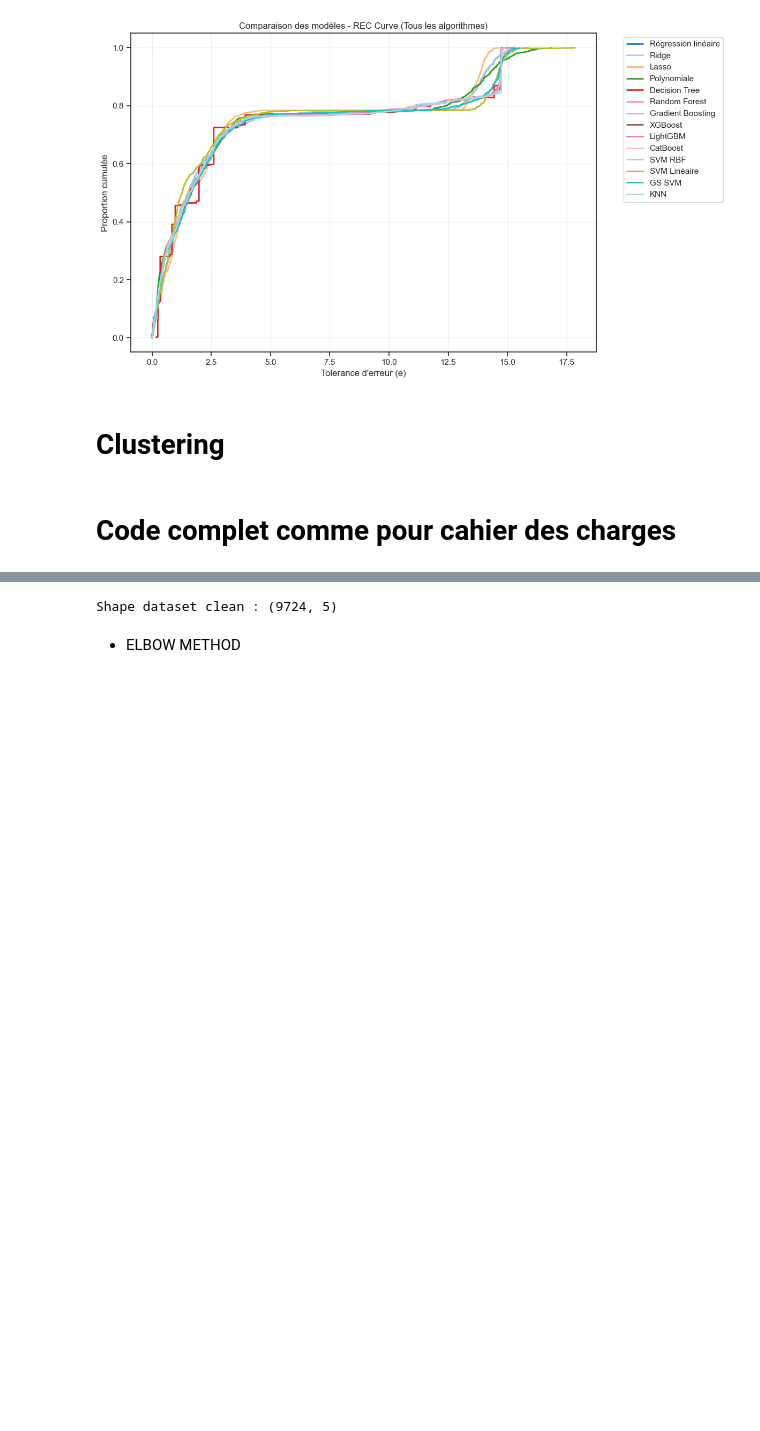
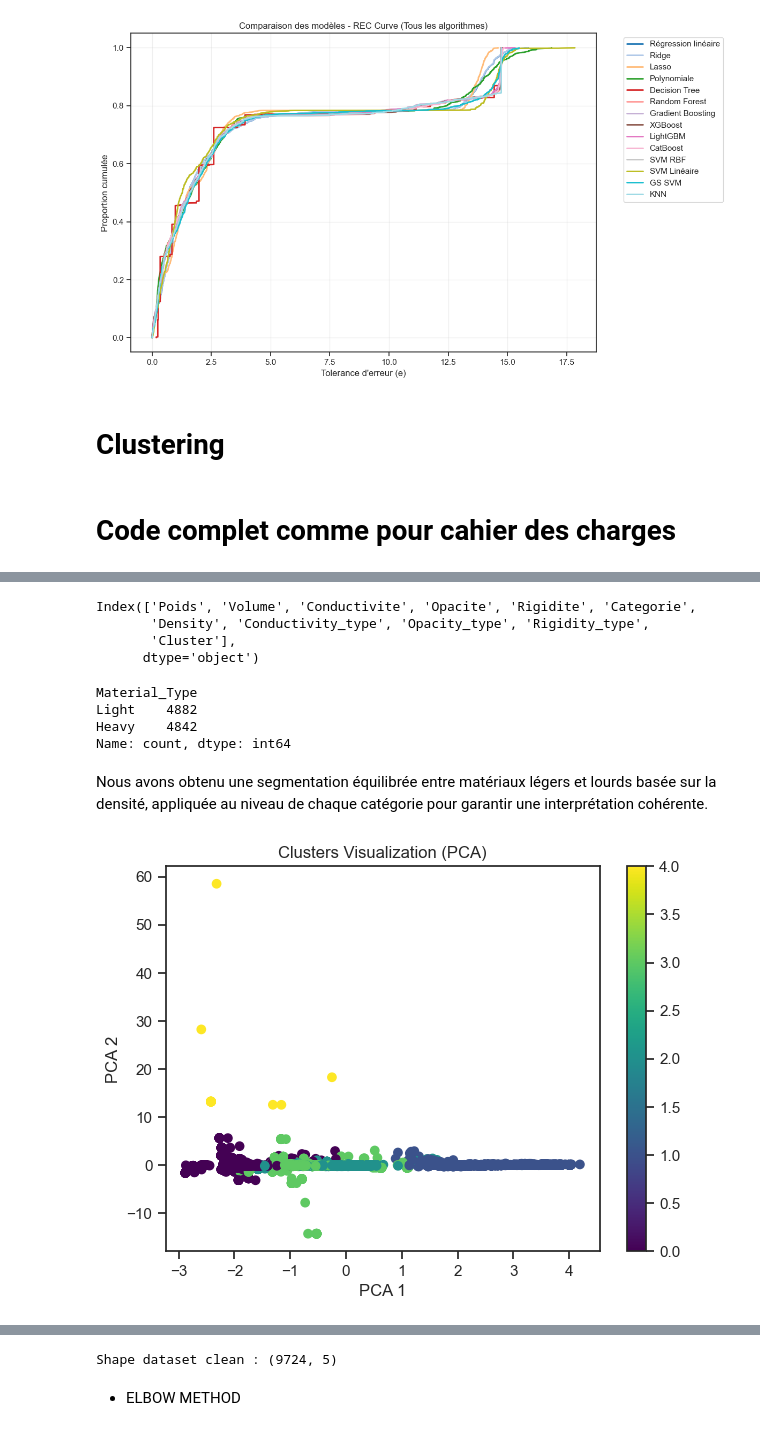
Before and after one commit to Test123599/ECOML, a Jupyter notebook: TpStandard - Copie.ipynb, the cells around one changed output, grey strips where cells are left out. Saved outputs shown, nothing was run; the diff lists cells and outputs as text; code cells hidden in the pictures; blank space fills up the shorter version.

```diff
--- a/TpStandard - Copie.ipynb
+++ b/TpStandard - Copie.ipynb
@@ -2632,0 +2695,8 @@ plt.show()
+# %%
+k = 6
+
+kmeans = KMeans(n_clusters=k, random_state=42, n_init=10)
+clusters = kmeans.fit_predict(X_scaled)
+
+df_clustered = df_clean.copy()
+df_clustered["Cluster"] = clusters
@@ -2632,0 +2714,35 @@ plt.show()
+# %%
+print(df_clustered.columns)
+# %% [output]
+Index(['Poids', 'Volume', 'Conductivite', 'Opacite', 'Rigidite', 'Categorie',
+       'Density', 'Conductivity_type', 'Opacity_type', 'Rigidity_type',
+       'Cluster'],
+      dtype='object')
+# %%
+df_clustered["Material_Type"] = df_clustered.groupby("Categorie")["Density"].transform(
+    lambda x: np.where(x > x.median(), "Heavy", "Light")
+)
+
+print(df_clustered["Material_Type"].value_counts())
+# %% [output]
+Material_Type
+Light    4882
+Heavy    4842
+Name: count, dtype: int64
+# %% [markdown]
+Nous avons obtenu une segmentation équilibrée entre matériaux légers et lourds basée sur la densité, appliquée au niveau de chaque catégorie pour garantir une interprétation cohérente.
+# %%
+pca = PCA(n_components=2)
+X_pca = pca.fit_transform(X_scaled)
+
+plt.figure(figsize=(7,5))
+scatter = plt.scatter(X_pca[:,0], X_pca[:,1],
+                      c=clusters, cmap="viridis")
+
+plt.title("Clusters Visualization (PCA)")
+plt.xlabel("PCA 1")
+plt.ylabel("PCA 2")
+plt.colorbar(scatter)
+plt.show()
+# %% [output]
+[figure, added]
```
Also changed, not shown: parts of 12 cells of this notebook.
